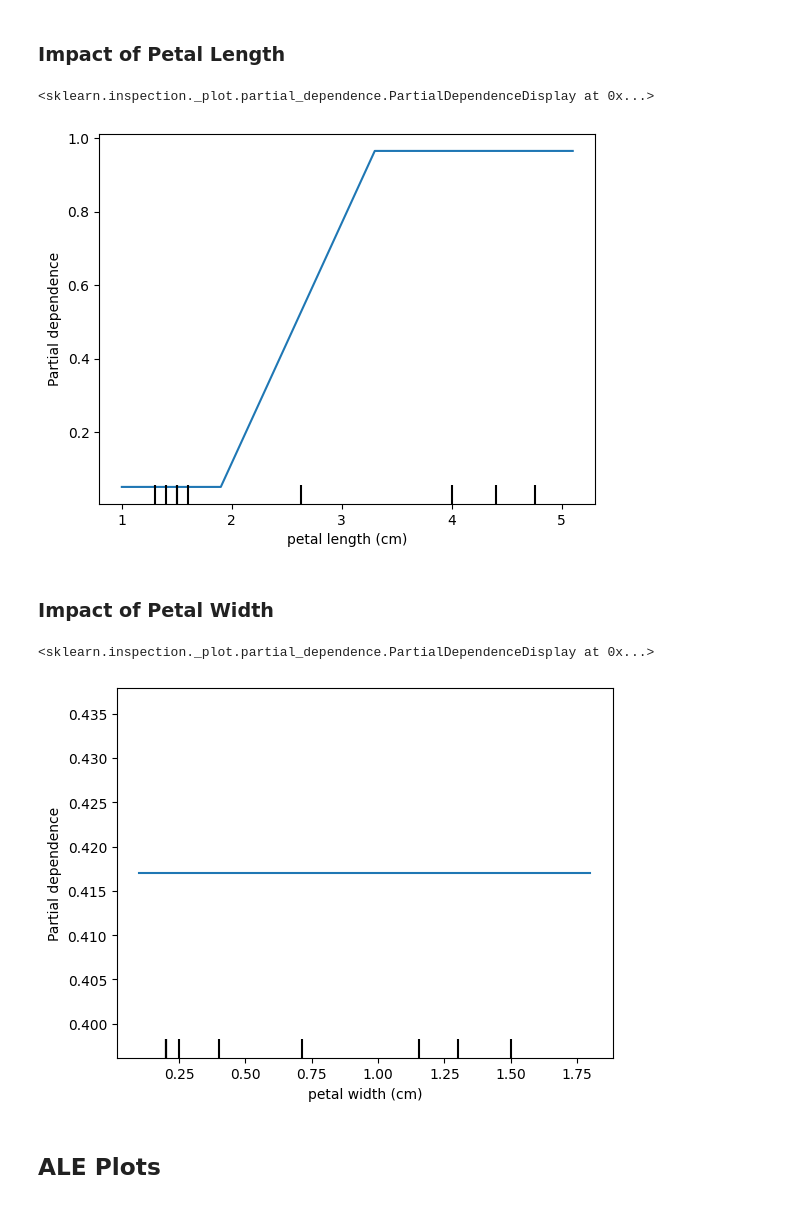
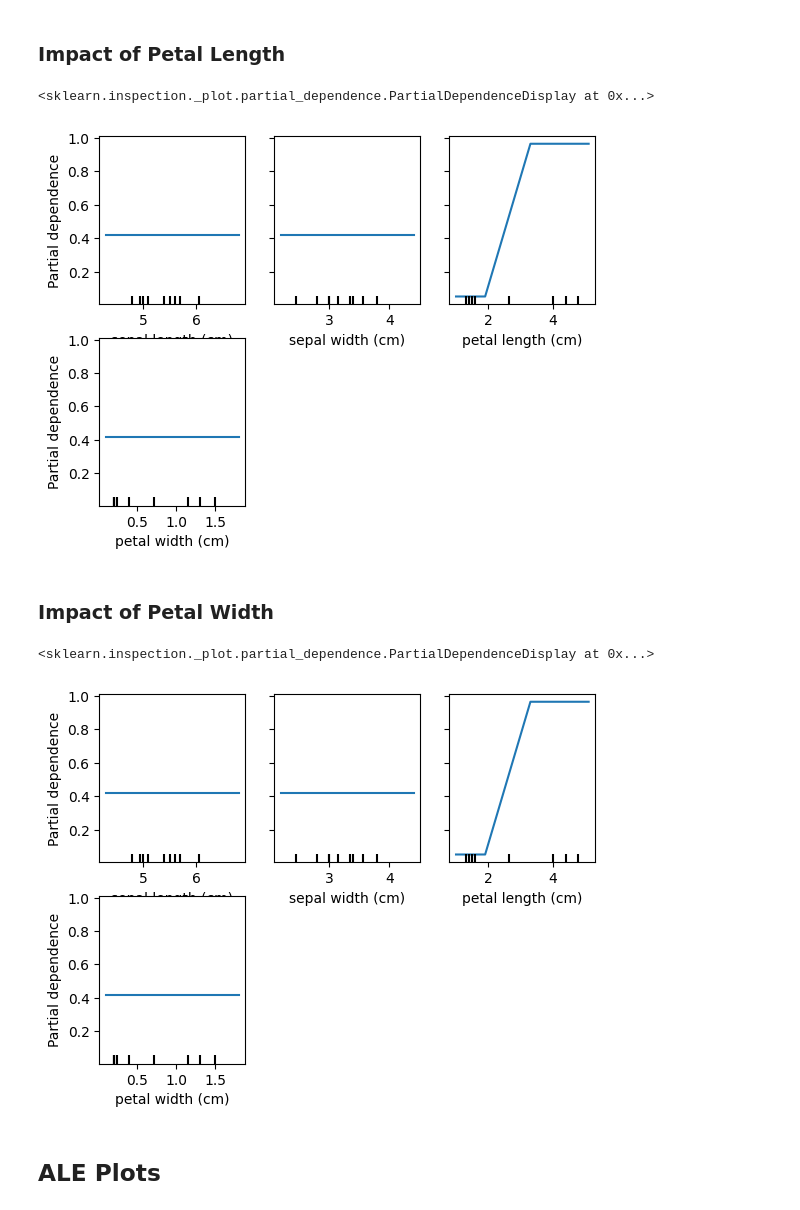
Before and after one commit to XueqingWu/Explainable_AI_Global_Explanation, a Jupyter notebook: Global_Explanation.ipynb, the cells around one changed output. Drawn from its saved outputs; the diff is of its cells as text; code cells hidden in the pictures.

```diff
--- a/Global_Explanation.ipynb
+++ b/Global_Explanation.ipynb
@@ -90,31 +90,33 @@ X = iris_df.drop("target", axis=1)
 # Train XGBoost model
 X_train, X_test, y_train, y_test = train_test_split(X, y, test_size=0.5, random_state=42)
 model = xgboost.XGBClassifier().fit(X_train, y_train)
+# %%
+features = X_train.columns
 # %% [markdown]
 ## Partial Dependence Plots (PDP)
 # %% [markdown]
 ### Impact of Petal Length
 # %%
 
-# Choose the feature of interest
-features =['petal length (cm)']
+# # Choose the feature of interest
+# features =['petal length (cm)']
 
 # Use PartialDependenceDisplay to plot PDP
 PartialDependenceDisplay.from_estimator(model, X_test, features, kind='average') #kind='both'
 # %% [output]
 <sklearn.inspection._plot.partial_dependence.PartialDependenceDisplay at 0x...>
-[figure, old version]
+[figure, new version]
 # %% [markdown]
 ### Impact of Petal Width
 # %%
 # Choose the feature of interest
-features =['petal width (cm)']
+# features =['petal width (cm)']
 
 # Use PartialDependenceDisplay to plot PDP
 PartialDependenceDisplay.from_estimator(model, X_test, features, kind='average') #kind='both'
 # %% [output]
 <sklearn.inspection._plot.partial_dependence.PartialDependenceDisplay at 0x...>
-[figure, old version]
+[figure, new version]
 # %% [markdown]
 ## ALE Plots
 # %%
```
Also changed, not shown: parts of 5 cells of this notebook.
